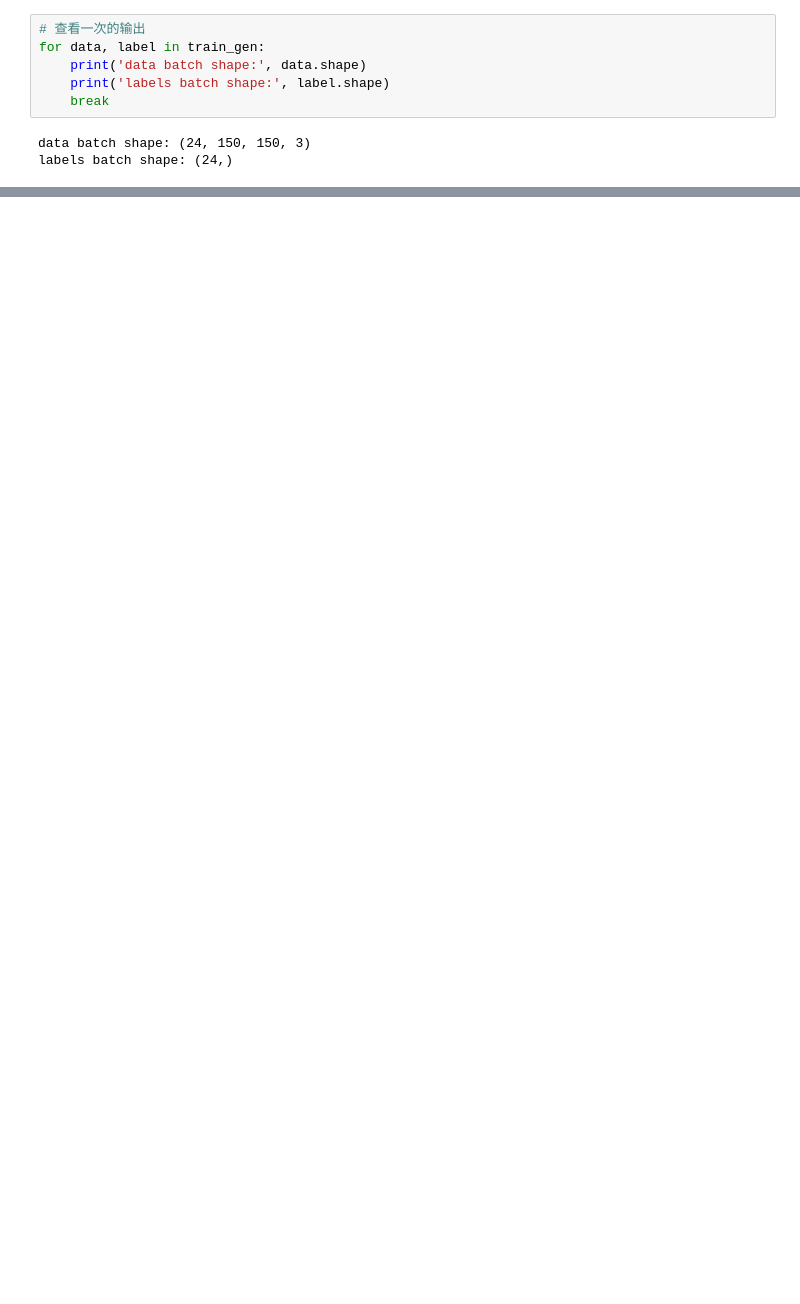
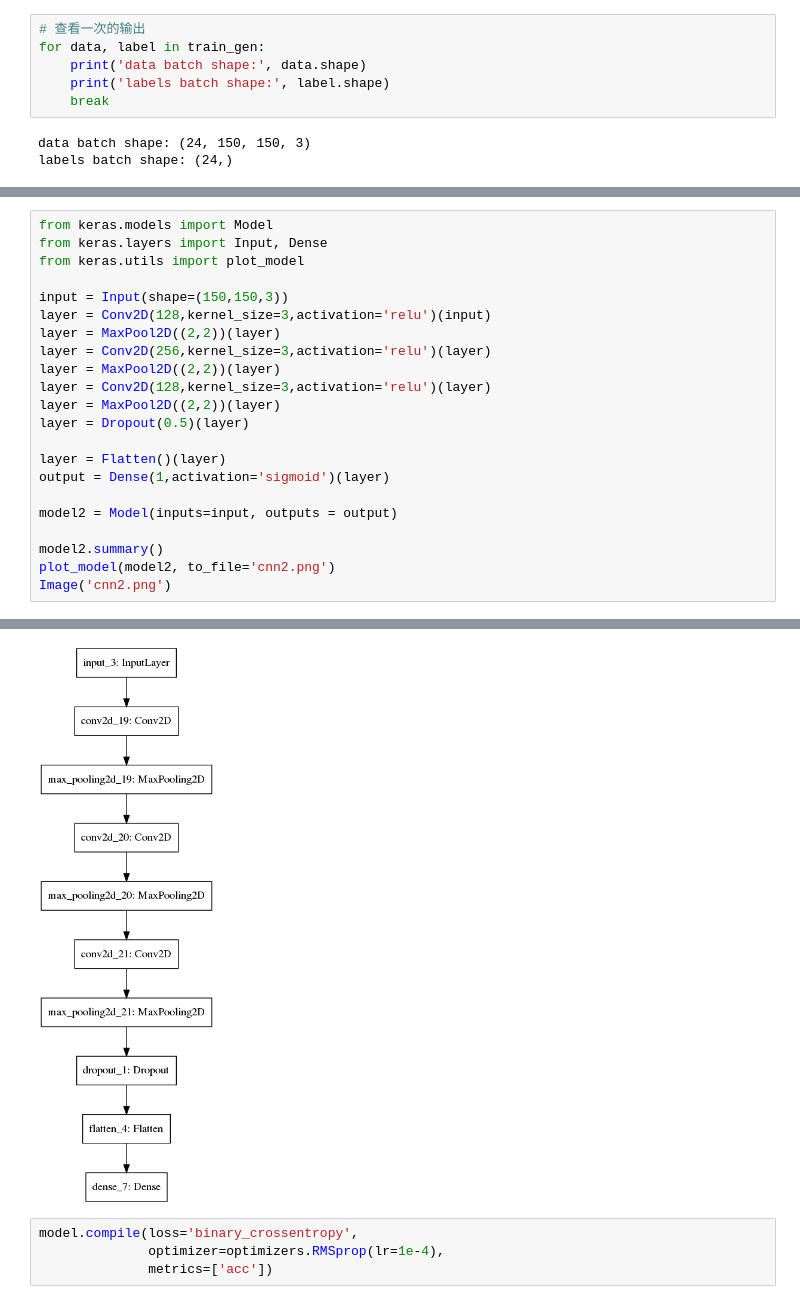
Before and after one commit to dzwduan/TF-Keras-Notes, a Jupyter notebook: 07_small_data.ipynb, the cells around one changed output, grey strips where cells are left out. Cells and saved outputs as stored; diff of their text form; blank space fills up the shorter version.

```diff
--- a/07_small_data.ipynb
+++ b/07_small_data.ipynb
@@ -126,0 +261,23 @@ labels batch shape: (24,)
+# %%
+from keras.models import Model
+from keras.layers import Input, Dense
+from keras.utils import plot_model
+
+input = Input(shape=(150,150,3))
+layer = Conv2D(128,kernel_size=3,activation='relu')(input)
+layer = MaxPool2D((2,2))(layer)
+layer = Conv2D(256,kernel_size=3,activation='relu')(layer)
+layer = MaxPool2D((2,2))(layer)
+layer = Conv2D(128,kernel_size=3,activation='relu')(layer)
+layer = MaxPool2D((2,2))(layer)
+layer = Dropout(0.5)(layer)
+
+layer = Flatten()(layer)
+output = Dense(1,activation='sigmoid')(layer)
+
+model2 = Model(inputs=input, outputs = output)
+
+model2.summary()
+plot_model(model2, to_file='cnn2.png')
+Image('cnn2.png')
+# %% [output]
@@ -126,0 +301,5 @@ labels batch shape: (24,)
+[figure, added]
+# %%
+model.compile(loss='binary_crossentropy',
+              optimizer=optimizers.RMSprop(lr=1e-4),
+              metrics=['acc'])
```
Also changed, not shown: parts of 14 cells of this notebook.
